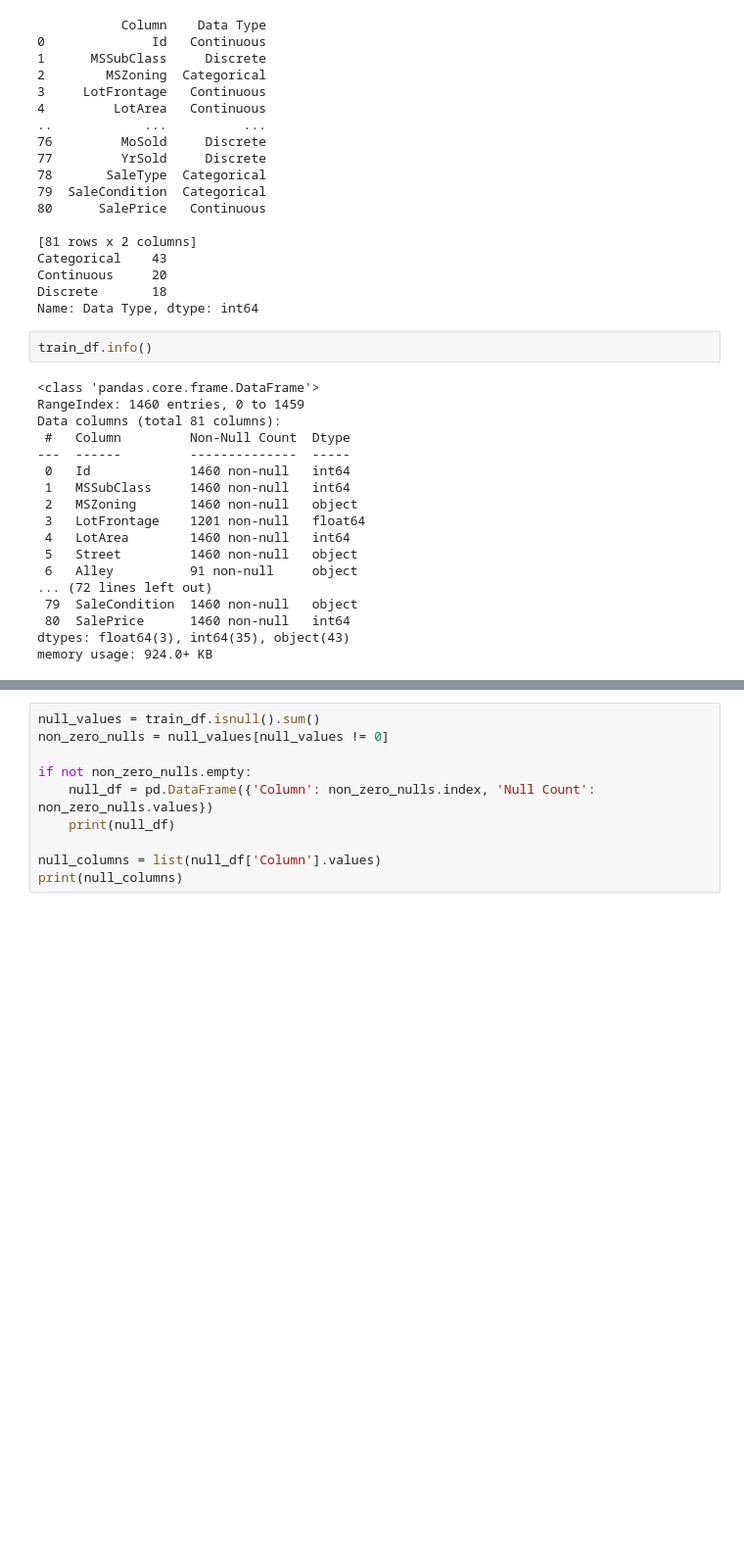
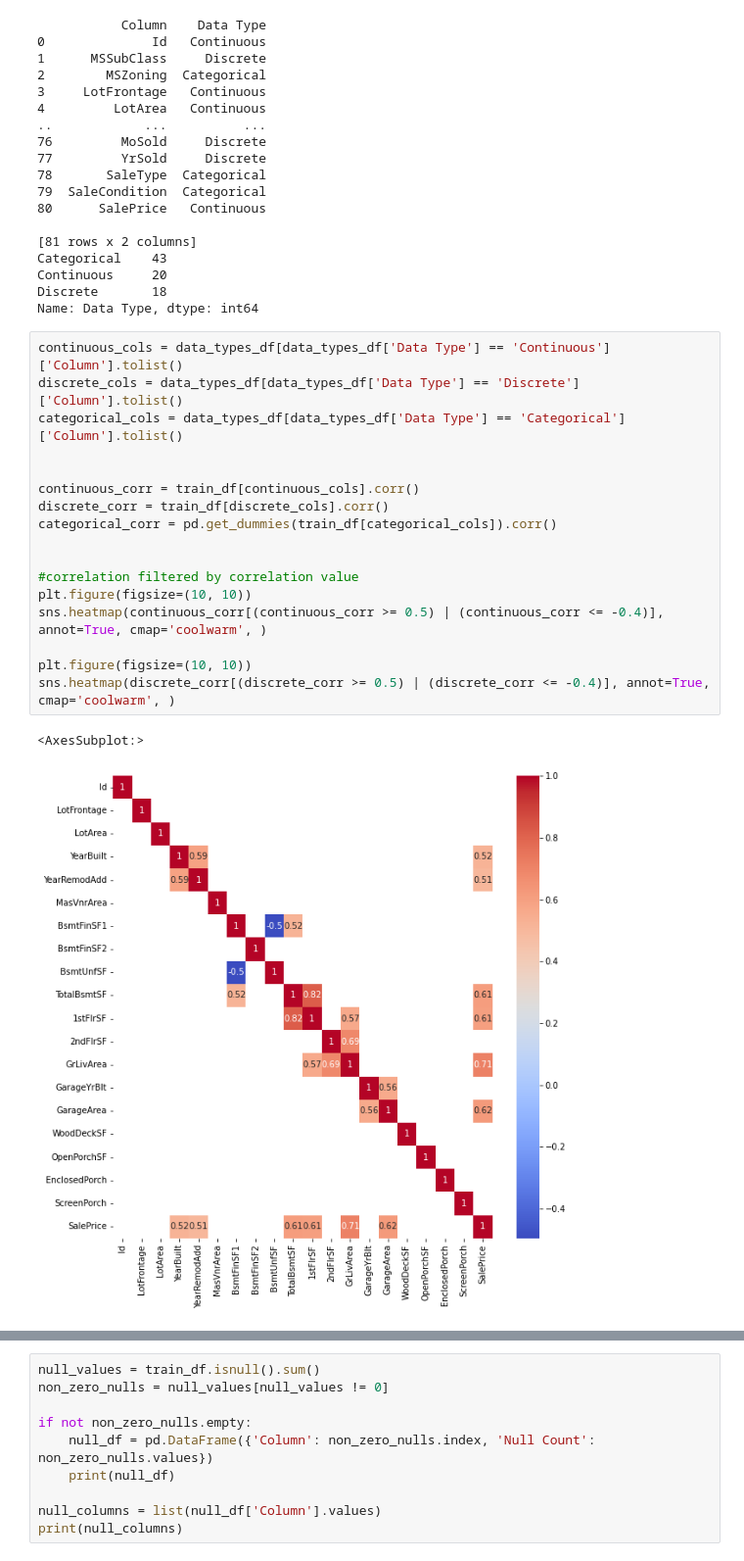
Before and after one commit to fabricio-inoue/House-Prices---Regression, a Jupyter notebook: House-pricing.ipynb, the cells around one changed output, grey strips where cells are left out. Shown at 98% size. Cells and saved outputs as stored; diff of their text form; blank space fills up the shorter version.

```diff
--- a/House-pricing.ipynb
+++ b/House-pricing.ipynb
@@ -151,23 +157,23 @@ Categorical    43
 Continuous     20
 Discrete       18
 Name: Data Type, dtype: int64
-# %%
-train_df.info()
-# %% [output]
-<class 'pandas.core.frame.DataFrame'>
-RangeIndex: 1460 entries, 0 to 1459
-Data columns (total 81 columns):
- #   Column         Non-Null Count  Dtype
----  ------         --------------  -----
- 0   Id             1460 non-null   int64
- 1   MSSubClass     1460 non-null   int64
- 2   MSZoning       1460 non-null   object
- 3   LotFrontage    1201 non-null   float64
- 4   LotArea        1460 non-null   int64
- 5   Street         1460 non-null   object
- 6   Alley          91 non-null     object
-... (72 lines left out)
- 79  SaleCondition  1460 non-null   object
- 80  SalePrice      1460 non-null   int64
-dtypes: float64(3), int64(35), object(43)
-memory usage: 924.0+ KB
+# %%
+continuous_cols = data_types_df[data_types_df['Data Type'] == 'Continuous']['Column'].tolist()
+discrete_cols = data_types_df[data_types_df['Data Type'] == 'Discrete']['Column'].tolist()
+categorical_cols = data_types_df[data_types_df['Data Type'] == 'Categorical']['Column'].tolist()
+
+
+continuous_corr = train_df[continuous_cols].corr()
+discrete_corr = train_df[discrete_cols].corr()
+categorical_corr = pd.get_dummies(train_df[categorical_cols]).corr()
+
+
+#correlation filtered by correlation value
+plt.figure(figsize=(10, 10))
+sns.heatmap(continuous_corr[(continuous_corr >= 0.5) | (continuous_corr <= -0.4)], annot=True, cmap='coolwarm', )
+
+plt.figure(figsize=(10, 10))
+sns.heatmap(discrete_corr[(discrete_corr >= 0.5) | (discrete_corr <= -0.4)], annot=True, cmap='coolwarm', )
+# %% [output]
+<AxesSubplot:>
+[figure, added]
```
Also changed, not shown: parts of 4 cells of this notebook.
